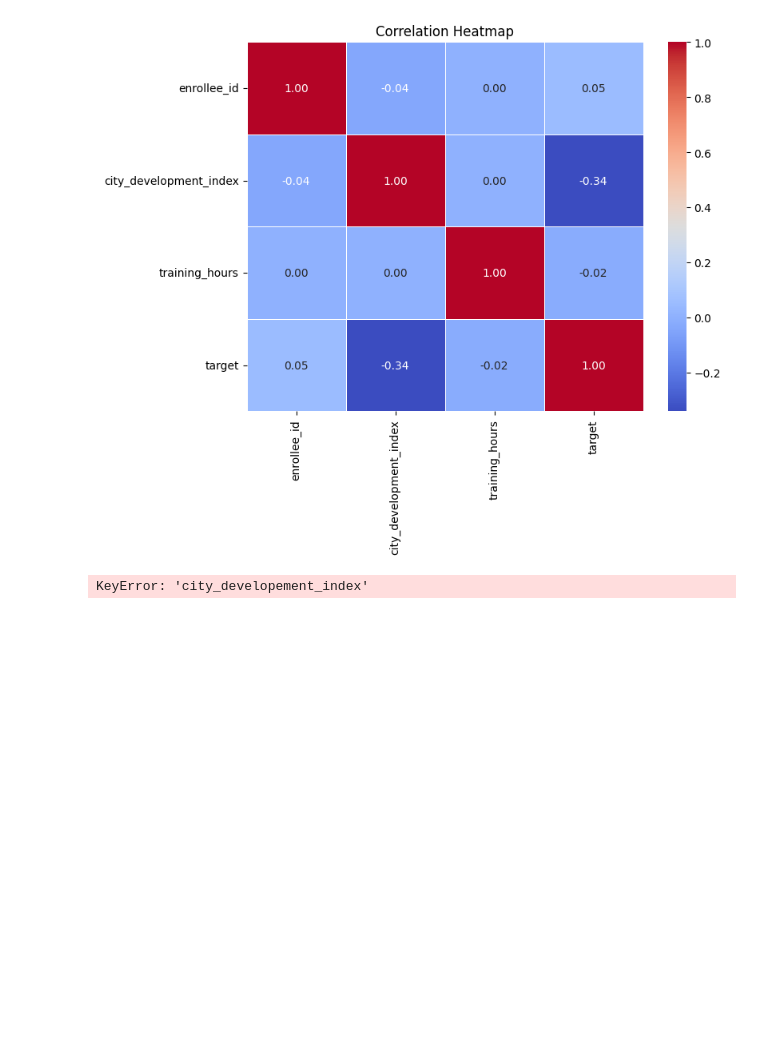
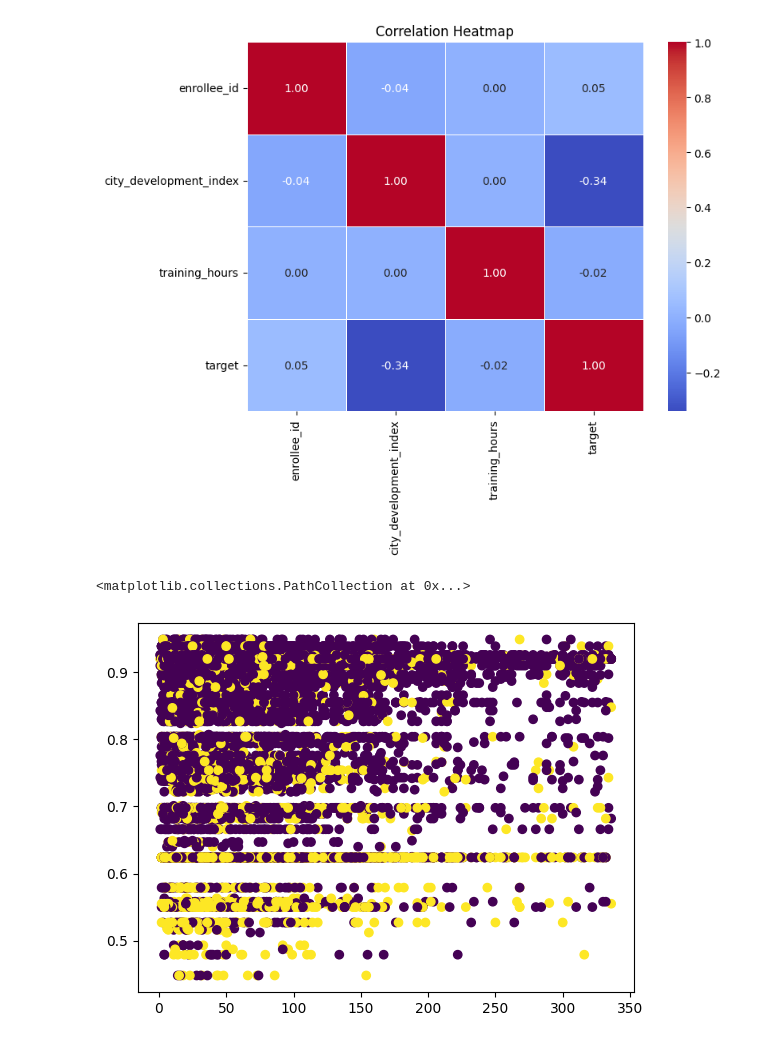
Before and after one commit to CHIRANJEET12/ML100, a Jupyter notebook: UnderstandData.ipynb, the cells around one changed output. Saved outputs shown, nothing was run; the diff lists cells and outputs as text; code cells hidden in the pictures; blank space fills up the shorter version.

```diff
--- a/UnderstandData.ipynb
+++ b/UnderstandData.ipynb
@@ -188,6 +192,7 @@ plt.show()
 # %% [output]
 [figure]
 # %%
-plt.scatter(df['training_hours',df['city_developement_index']])
+plt.scatter(df['training_hours'],df['city_development_index'],c=df['target'])
 # %% [output]
-KeyError: 'city_developement_index'
+<matplotlib.collections.PathCollection at 0x...>
+[figure, added]
```
Also changed, not shown: parts of 2 cells of this notebook, 3 other files.
